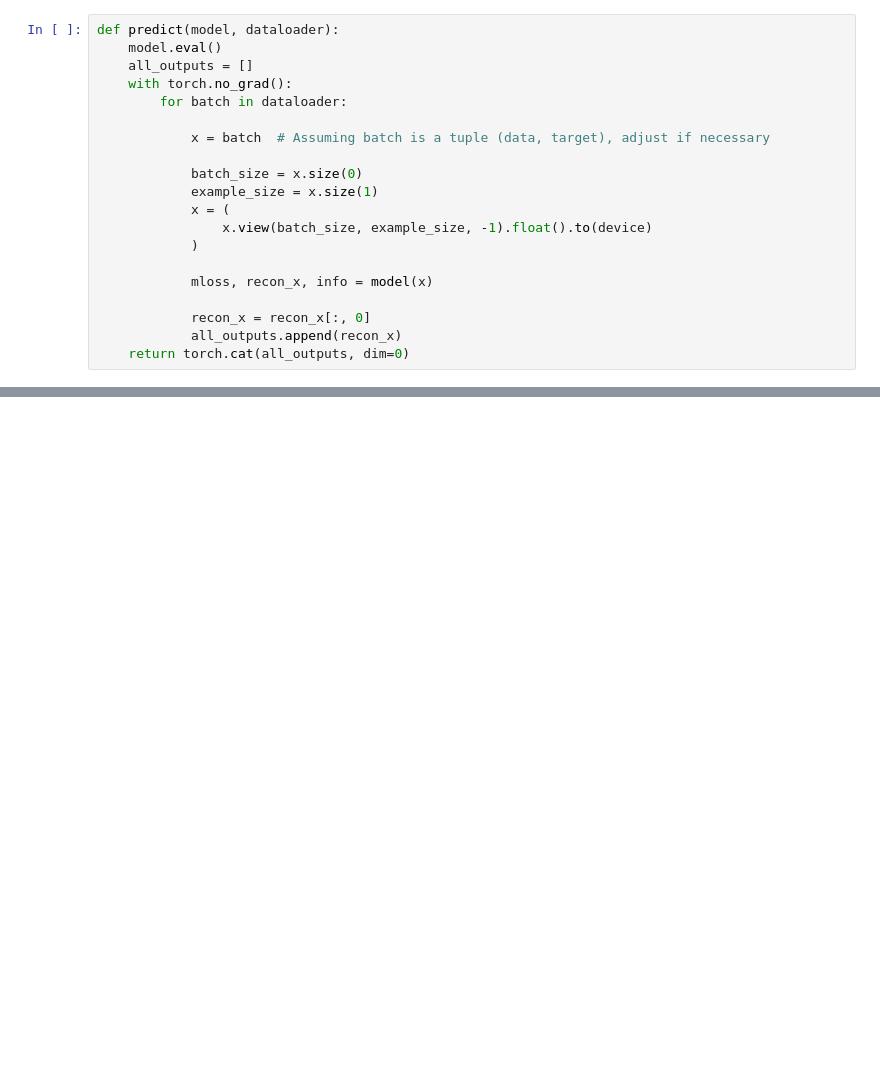
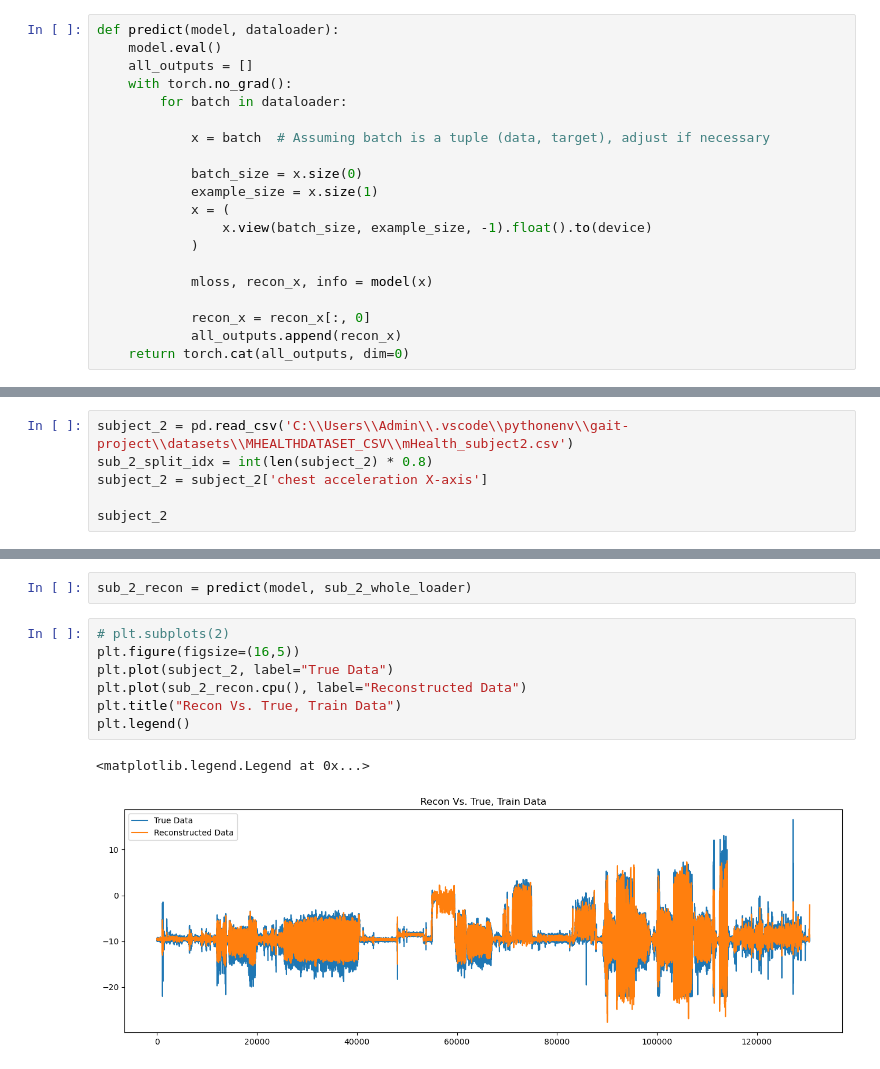
Before and after one commit to johnymeng/gait-project, a Jupyter notebook: VAE+RNN/lstm_vae/1_dim_larger_latent.ipynb, the cells around one changed output, grey strips where cells are left out. Cells and saved outputs as stored; diff of their text form; blank space fills up the shorter version.

```diff
--- a/VAE+RNN/lstm_vae/1_dim_larger_latent.ipynb
+++ b/VAE+RNN/lstm_vae/1_dim_larger_latent.ipynb
@@ -490,0 +525,6 @@ plt.legend()
+# %%
+subject_2 = pd.read_csv('C:\\Users\\Admin\\.vscode\\pythonenv\\gait-project\\datasets\\MHEALTHDATASET_CSV\\mHealth_subject2.csv')
+sub_2_split_idx = int(len(subject_2) * 0.8)
+subject_2 = subject_2['chest acceleration X-axis']
+
+subject_2
@@ -490,0 +581,12 @@ plt.legend()
+# %%
+sub_2_recon = predict(model, sub_2_whole_loader)
+# %%
+# plt.subplots(2)
+plt.figure(figsize=(16,5))
+plt.plot(subject_2, label="True Data")
+plt.plot(sub_2_recon.cpu(), label="Reconstructed Data")
+plt.title("Recon Vs. True, Train Data")
+plt.legend()
+# %% [output]
+<matplotlib.legend.Legend at 0x...>
+[figure, added]
```
Also changed, not shown: parts of 22 cells of this notebook.
